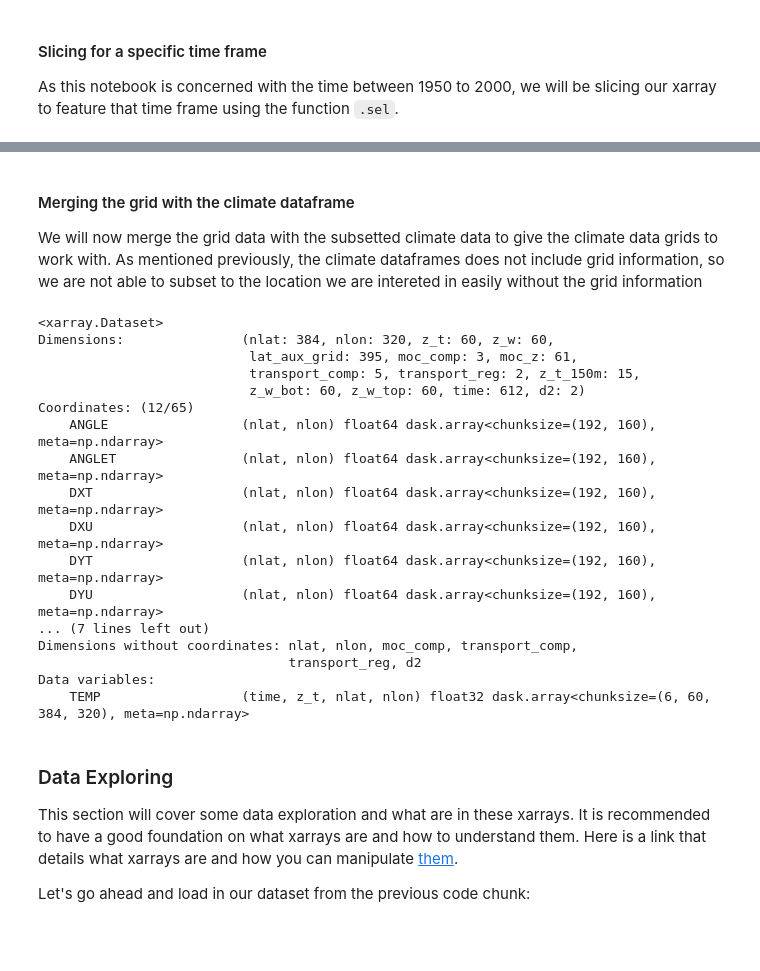
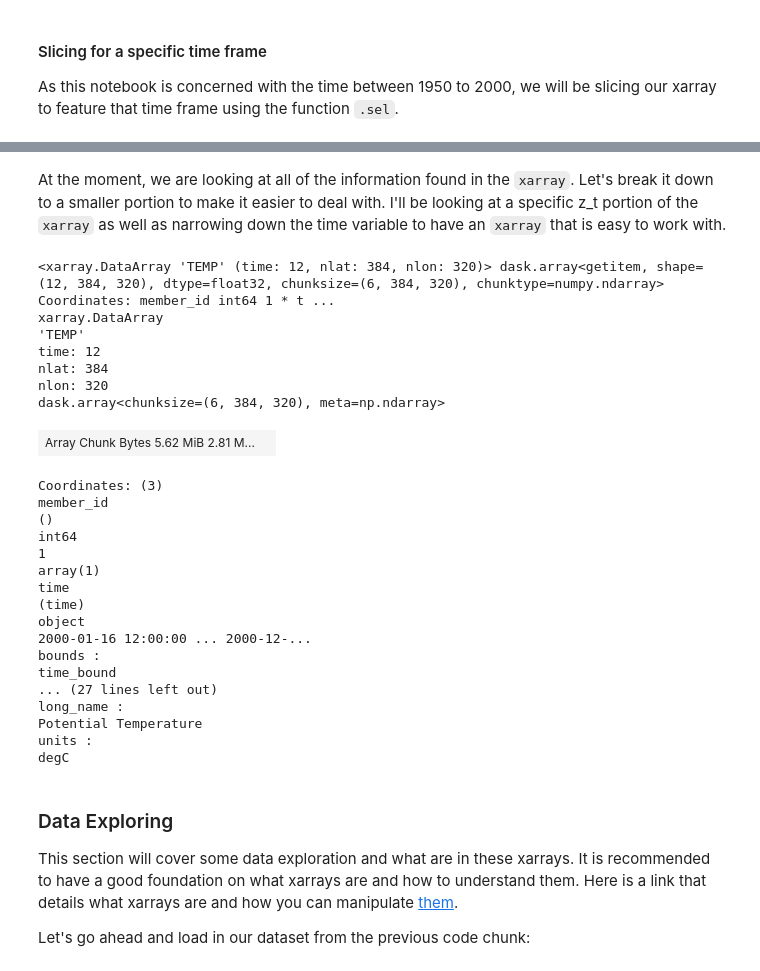
Before and after one commit to olleholt/toolkit, a Jupyter notebook: Time_series.ipynb, the cells around one changed output, grey strips where cells are left out. Drawn from its saved outputs; the diff is of its cells as text; code cells hidden in the pictures; blank space fills up the shorter version.

```diff
--- a/Time_series.ipynb
+++ b/Time_series.ipynb
@@ -216,6 +216,7 @@ intake_esm_dataset_key :
 ocn.20C.monthly
 # %%
 #take the mean of the member_id so it will not show up as a dimension
-ds_20C_mean=ds_20C.mean(dim="member_id")
-ds_20C_mean
+#look at one member_id
+ds_20C_1=ds_20C.sel(member_id = 1)
+ds_20C_1
 # %% [output]
@@ -323,35 +336,38 @@ Attributes: (0)
-# %% [markdown]
-#### Merging the grid with the climate dataframe
-
-We will now merge the grid data with the subsetted climate data to give the climate data grids to work with. As mentioned previously, the climate dataframes does not include grid information, so we are not able to subset to the location we are intereted in easily without the grid information
-# %%
-# Merge the datasets
-merged_dataset = xr.merge([grid, ds_20C])
-ds_20C_merged_mean=merged_dataset.mean(dim="member_id")
-#when TEMP is added in code
-#test = ds_20C_merged_mean.TEMP.sel(time=slice("1950", "2000"))
-#when TEMP is not added in code
-temp = ds_20C_merged_mean.sel(time=slice("1950", "2000"))
-#view the dataarray
-temp
-# %% [output]
-<xarray.Dataset>
-Dimensions:               (nlat: 384, nlon: 320, z_t: 60, z_w: 60,
-                           lat_aux_grid: 395, moc_comp: 3, moc_z: 61,
-                           transport_comp: 5, transport_reg: 2, z_t_150m: 15,
-                           z_w_bot: 60, z_w_top: 60, time: 612, d2: 2)
-Coordinates: (12/65)
-    ANGLE                 (nlat, nlon) float64 dask.array<chunksize=(192, 160), meta=np.ndarray>
-    ANGLET                (nlat, nlon) float64 dask.array<chunksize=(192, 160), meta=np.ndarray>
-    DXT                   (nlat, nlon) float64 dask.array<chunksize=(192, 160), meta=np.ndarray>
-    DXU                   (nlat, nlon) float64 dask.array<chunksize=(192, 160), meta=np.ndarray>
-    DYT                   (nlat, nlon) float64 dask.array<chunksize=(192, 160), meta=np.ndarray>
-    DYU                   (nlat, nlon) float64 dask.array<chunksize=(192, 160), meta=np.ndarray>
-... (7 lines left out)
-Dimensions without coordinates: nlat, nlon, moc_comp, transport_comp,
-                                transport_reg, d2
-Data variables:
-    TEMP                  (time, z_t, nlat, nlon) float32 dask.array<chunksize=(6, 60, 384, 320), meta=np.ndarray>
+# %% [markdown]
+At the moment, we are looking at all of the information found in the `xarray`. Let's break it down to a smaller portion to make it easier to deal with. I'll be looking at a specific z_t portion of the `xarray` as well as narrowing down the time variable to have an `xarray` that is easy to work with.
+# %%
+#select for just one z_t to look at
+temp_zt_0 = ds_20C_1.TEMP.sel(z_t = 0, method = "nearest")
+#select for just the time containing the year 2000
+temp_2000 = temp_zt_0.sel(time='2000')
+#print th xarray
+temp_2000
+# %% [output]
+<xarray.DataArray 'TEMP' (time: 12, nlat: 384, nlon: 320)> dask.array<getitem, shape=(12, 384, 320), dtype=float32, chunksize=(6, 384, 320), chunktype=numpy.ndarray> Coordinates: member_id int64 1 * t ...
+xarray.DataArray
+'TEMP'
+time: 12
+nlat: 384
+nlon: 320
+dask.array<chunksize=(6, 384, 320), meta=np.ndarray>
+| Array Chunk Bytes 5.62 MiB 2.81 M... |  |
+Coordinates: (3)
+member_id
+()
+int64
+1
+array(1)
+time
+(time)
+object
+2000-01-16 12:00:00 ... 2000-12-...
+bounds :
+time_bound
+... (27 lines left out)
+long_name :
+Potential Temperature
+units :
+degC
 # %% [markdown]
 ### Data Exploring
 
```
Also changed, not shown: parts of 8 cells of this notebook.
